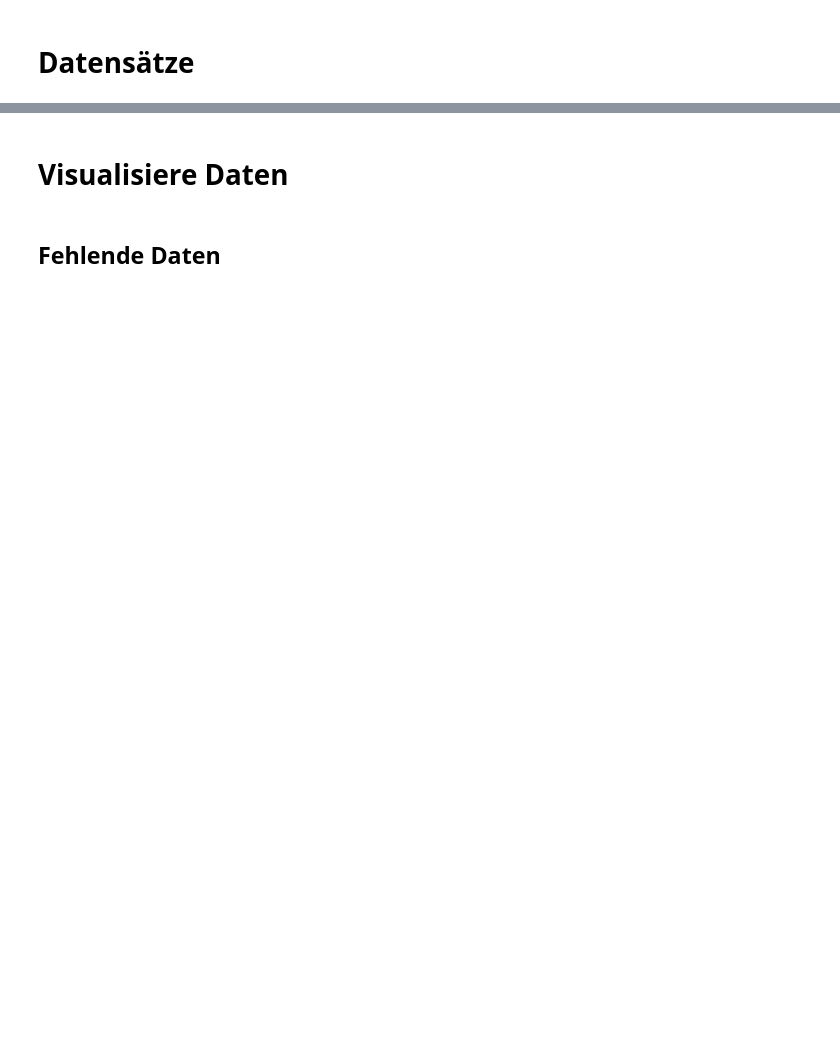
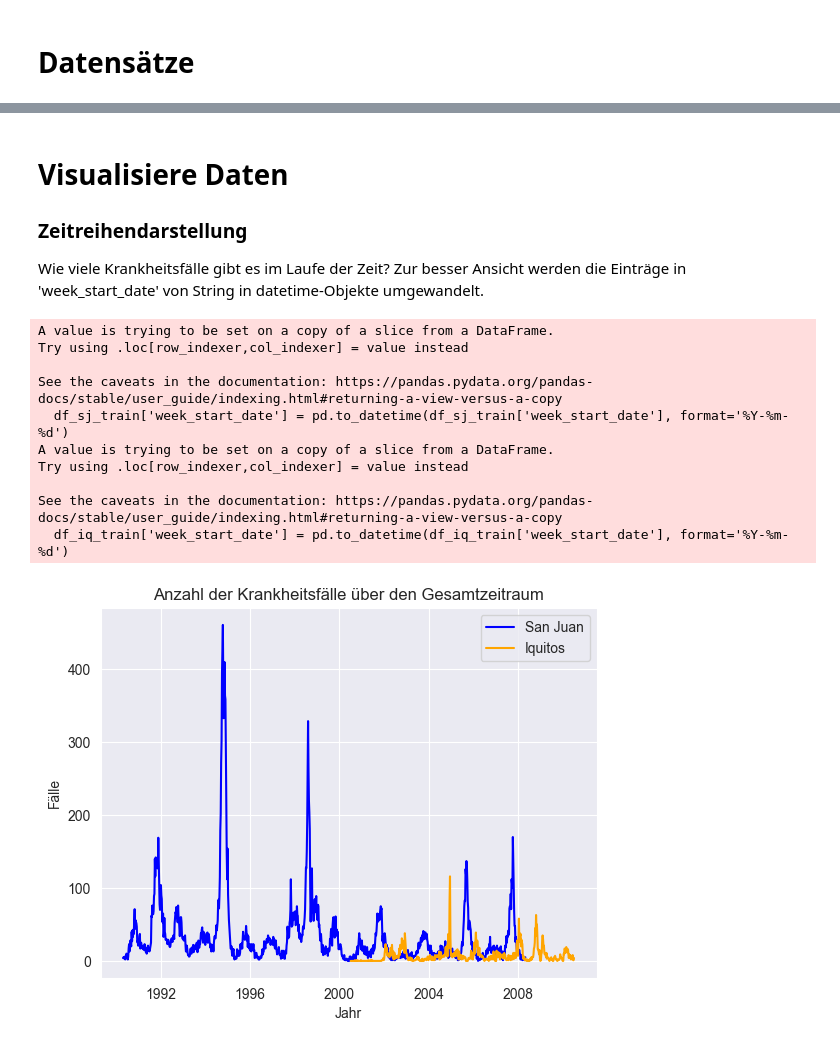
Before and after one commit to LinksMusic/predicitive-analytics, a Jupyter notebook: data_understanding.ipynb, the cells around one changed output, grey strips where cells are left out. Drawn from its saved outputs; the diff is of its cells as text; code cells hidden in the pictures; blank space fills up the shorter version.

Commit message:
add visuals

```diff
--- a/data_understanding.ipynb
+++ b/data_understanding.ipynb
@@ -18,4 +67,30 @@ df_iq_labels = df_labels.loc[df_labels['city']==('iq')]
 # %% [markdown]
 # Visualisiere Daten
+### Zeitreihendarstellung
+Wie viele Krankheitsfälle gibt es im Laufe der Zeit?
+Zur besser Ansicht werden die Einträge in 'week_start_date' von String in datetime-Objekte umgewandelt.
-# %% [markdown]
-## Fehlende Daten
+# %%
+df_sj_train['week_start_date'] = pd.to_datetime(df_sj_train['week_start_date'], format='%Y-%m-%d')
+df_iq_train['week_start_date'] = pd.to_datetime(df_iq_train['week_start_date'], format='%Y-%m-%d')
+
+plt.plot(df_sj_train['week_start_date'], df_sj_labels['total_cases'], label='San Juan', color='blue')
+plt.plot(df_iq_train['week_start_date'], df_iq_labels['total_cases'], label='Iquitos', color='orange')
+
+plt.title('Anzahl der Krankheitsfälle über den Gesamtzeitraum')
+plt.xlabel('Jahr')
+plt.ylabel('Fälle')
+plt.legend()
+plt.savefig('pictures/total_cases_im_gesamtzeitraum.png',bbox_inches="tight")
+plt.show()
+# %% [output]
+A value is trying to be set on a copy of a slice from a DataFrame.
+Try using .loc[row_indexer,col_indexer] = value instead
+
+See the caveats in the documentation: https://pandas.pydata.org/pandas-docs/stable/user_guide/indexing.html#returning-a-view-versus-a-copy
+  df_sj_train['week_start_date'] = pd.to_datetime(df_sj_train['week_start_date'], format='%Y-%m-%d')
+A value is trying to be set on a copy of a slice from a DataFrame.
+Try using .loc[row_indexer,col_indexer] = value instead
+
+See the caveats in the documentation: https://pandas.pydata.org/pandas-docs/stable/user_guide/indexing.html#returning-a-view-versus-a-copy
+  df_iq_train['week_start_date'] = pd.to_datetime(df_iq_train['week_start_date'], format='%Y-%m-%d')
+[figure, added]
```
Also changed, not shown: parts of 19 cells of this notebook.
